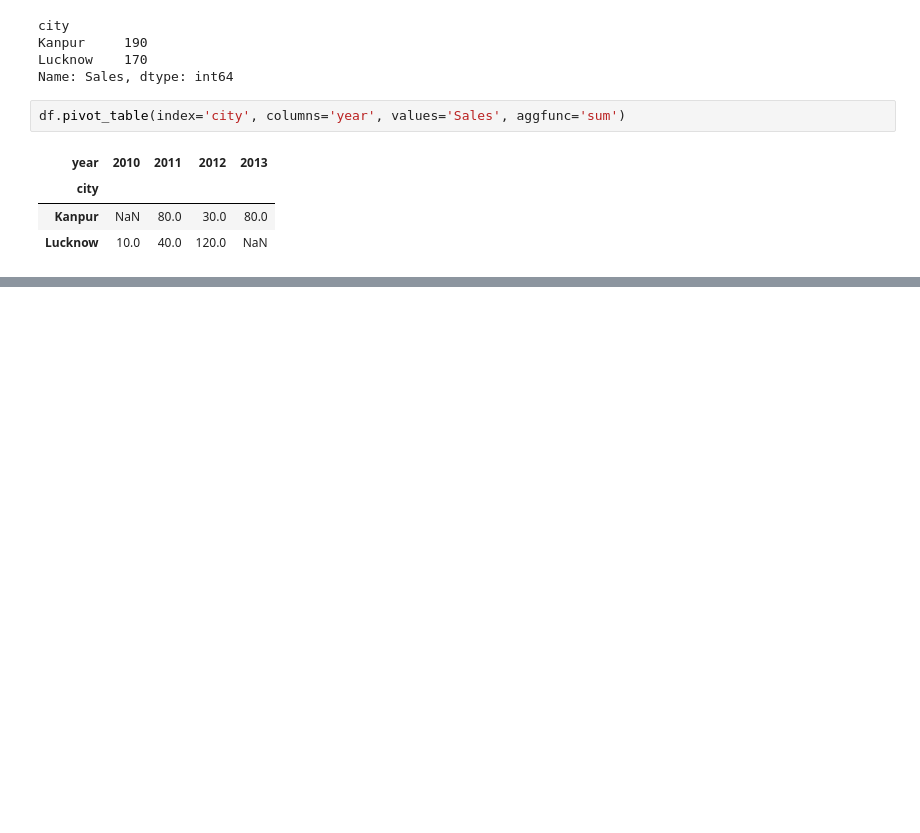
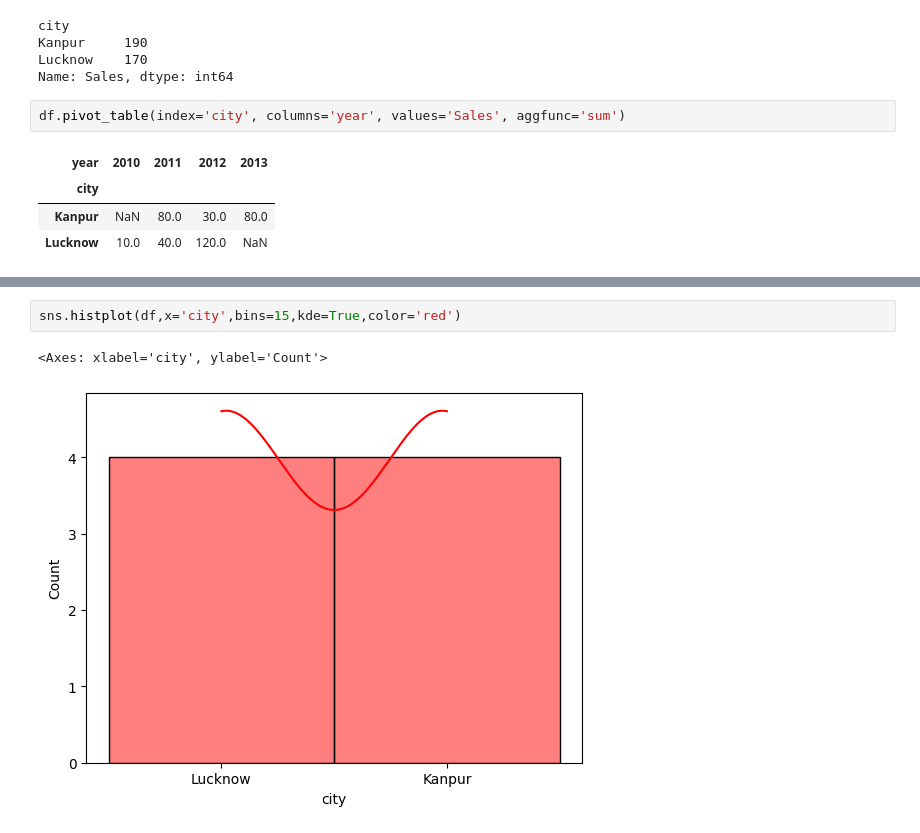
Before and after one commit to Sagarkumar01/DP-APR-PYDS-330-TTS, a Jupyter notebook: prepro4.ipynb/prepro4.ipynb, the cells around one changed output, grey strips where cells are left out. Saved outputs shown, nothing was run; the diff lists cells and outputs as text; blank space fills up the shorter version.

```diff
--- a/prepro4.ipynb/prepro4.ipynb
+++ b/prepro4.ipynb/prepro4.ipynb
@@ -35,0 +44,5 @@ df.pivot_table(index='city', columns='year', values='Sales', aggfunc='sum')
+# %%
+sns.histplot(df,x='city',bins=15,kde=True,color='red')
+# %% [output]
+<Axes: xlabel='city', ylabel='Count'>
+[figure, added]
```
Also changed, not shown: parts of 8 cells of this notebook, 34 other files.
